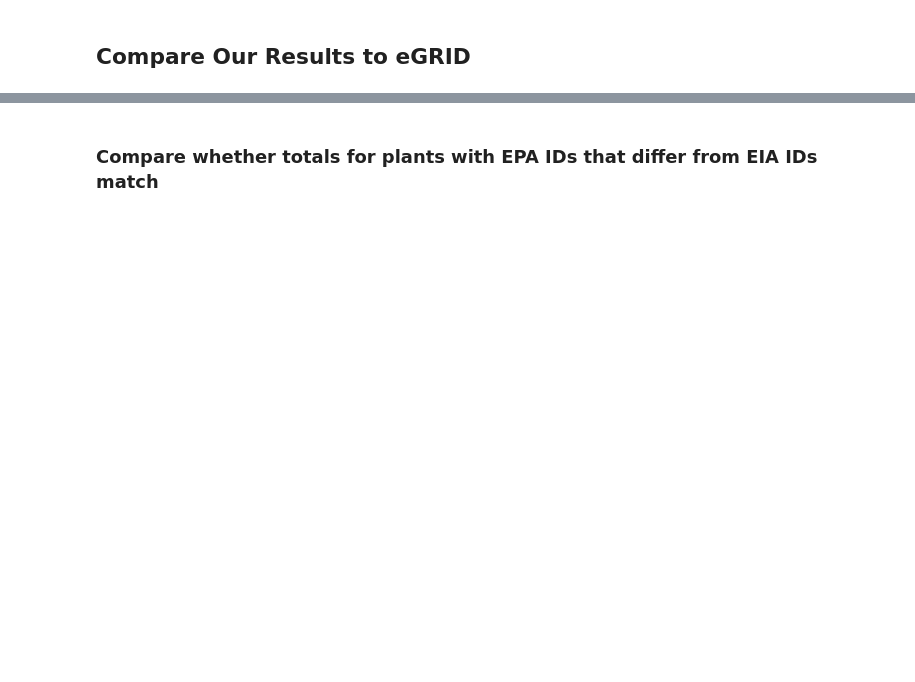
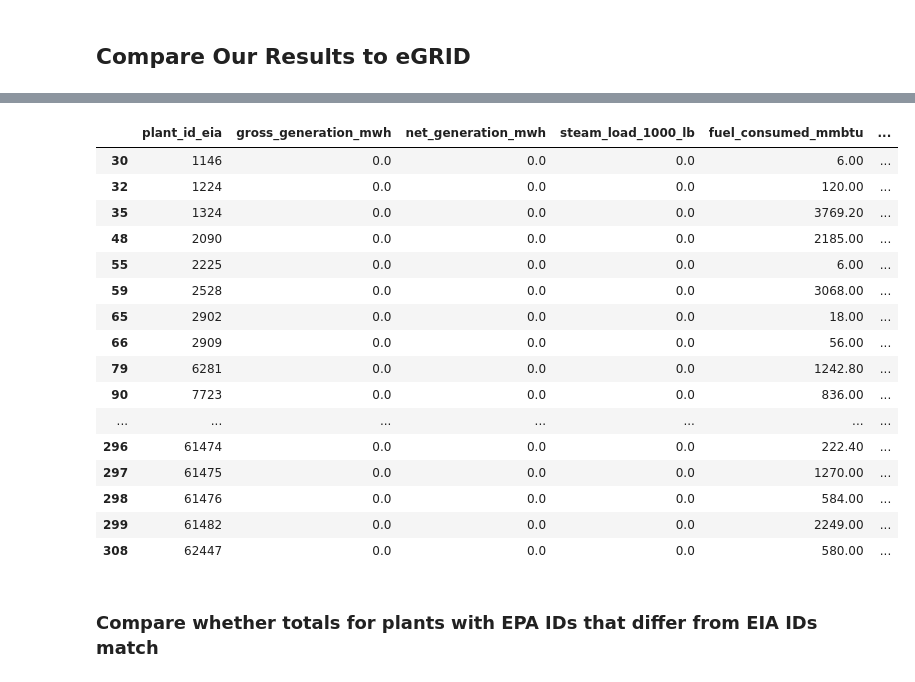
Before and after one commit to singularity-energy/open-grid-emissions, a Jupyter notebook: notebooks/validate_vs_egrid.ipynb, the cells around one changed output, grey strips where cells are left out. Cells and saved outputs as stored; diff of their text form; code cells hidden in the pictures; blank space fills up the shorter version.

```diff
--- a/notebooks/validate_vs_egrid.ipynb
+++ b/notebooks/validate_vs_egrid.ipynb
@@ -22,3 +24,5 @@ from src.column_checks import get_dtypes, apply_dtypes
+# %%
+year = 2020
 # %% [markdown]
 ## Compare Our Results to eGRID
 # %%
@@ -66,8 +64,8 @@ missing_from_calc.merge(generators_eia860.groupby('plant_id_eia')['retirement_da
 # %%
 # Which plants are in our calculations, but are missing from eGRID?
-plants_not_in_egrid = list(set(plant_annual_total['plant_id_egrid'].unique()) - set(egrid_plant['plant_id_egrid'].unique()))
+PLANTS_MISSING_FROM_EGRID = list(set(annual_plant_results['plant_id_egrid'].unique()) - set(egrid_plant['plant_id_egrid'].unique()))
 
 plant_names = load_data.load_pudl_table('plants_entity_eia')[['plant_id_eia','plant_name_eia','sector_name_eia']]
-missing_from_egrid = plant_annual_total[plant_annual_total['plant_id_egrid'].isin(plants_not_in_egrid)].merge(plant_names, how='left', on='plant_id_eia')
+missing_from_egrid = annual_plant_results[annual_plant_results['plant_id_egrid'].isin(PLANTS_MISSING_FROM_EGRID)].merge(plant_names, how='left', on='plant_id_eia')
 
 missing_from_egrid
@@ -74,6 +86,24 @@ missing_from_egrid
 # %%
 # how many of the plants missing from egrid have non-zero data
-missing_from_egrid[missing_from_egrid['fuel_consumed_mmbtu'] > 1].count()
+missing_from_egrid[missing_from_egrid['fuel_consumed_mmbtu'] != 0]
+# %% [output]
+|  | plant_id_eia | gross_generation_mwh | net_generation_mwh | steam_load_1000_lb | fuel_consumed_mmbtu | ... |
+| 30 | 1146 | 0.0 | 0.0 | 0.0 | 6.00 | ... |
+| 32 | 1224 | 0.0 | 0.0 | 0.0 | 120.00 | ... |
+| 35 | 1324 | 0.0 | 0.0 | 0.0 | 3769.20 | ... |
+| 48 | 2090 | 0.0 | 0.0 | 0.0 | 2185.00 | ... |
+| 55 | 2225 | 0.0 | 0.0 | 0.0 | 6.00 | ... |
+| 59 | 2528 | 0.0 | 0.0 | 0.0 | 3068.00 | ... |
+| 65 | 2902 | 0.0 | 0.0 | 0.0 | 18.00 | ... |
+| 66 | 2909 | 0.0 | 0.0 | 0.0 | 56.00 | ... |
+| 79 | 6281 | 0.0 | 0.0 | 0.0 | 1242.80 | ... |
+| 90 | 7723 | 0.0 | 0.0 | 0.0 | 836.00 | ... |
+| ... | ... | ... | ... | ... | ... | ... |
+| 296 | 61474 | 0.0 | 0.0 | 0.0 | 222.40 | ... |
+| 297 | 61475 | 0.0 | 0.0 | 0.0 | 1270.00 | ... |
+| 298 | 61476 | 0.0 | 0.0 | 0.0 | 584.00 | ... |
+| 299 | 61482 | 0.0 | 0.0 | 0.0 | 2249.00 | ... |
+| 308 | 62447 | 0.0 | 0.0 | 0.0 | 580.00 | ... |
 # %% [markdown]
 ### Compare whether totals for plants with EPA IDs that differ from EIA IDs match
 # %%
```
Also changed, not shown: parts of 21 cells of this notebook, 3 other files.
